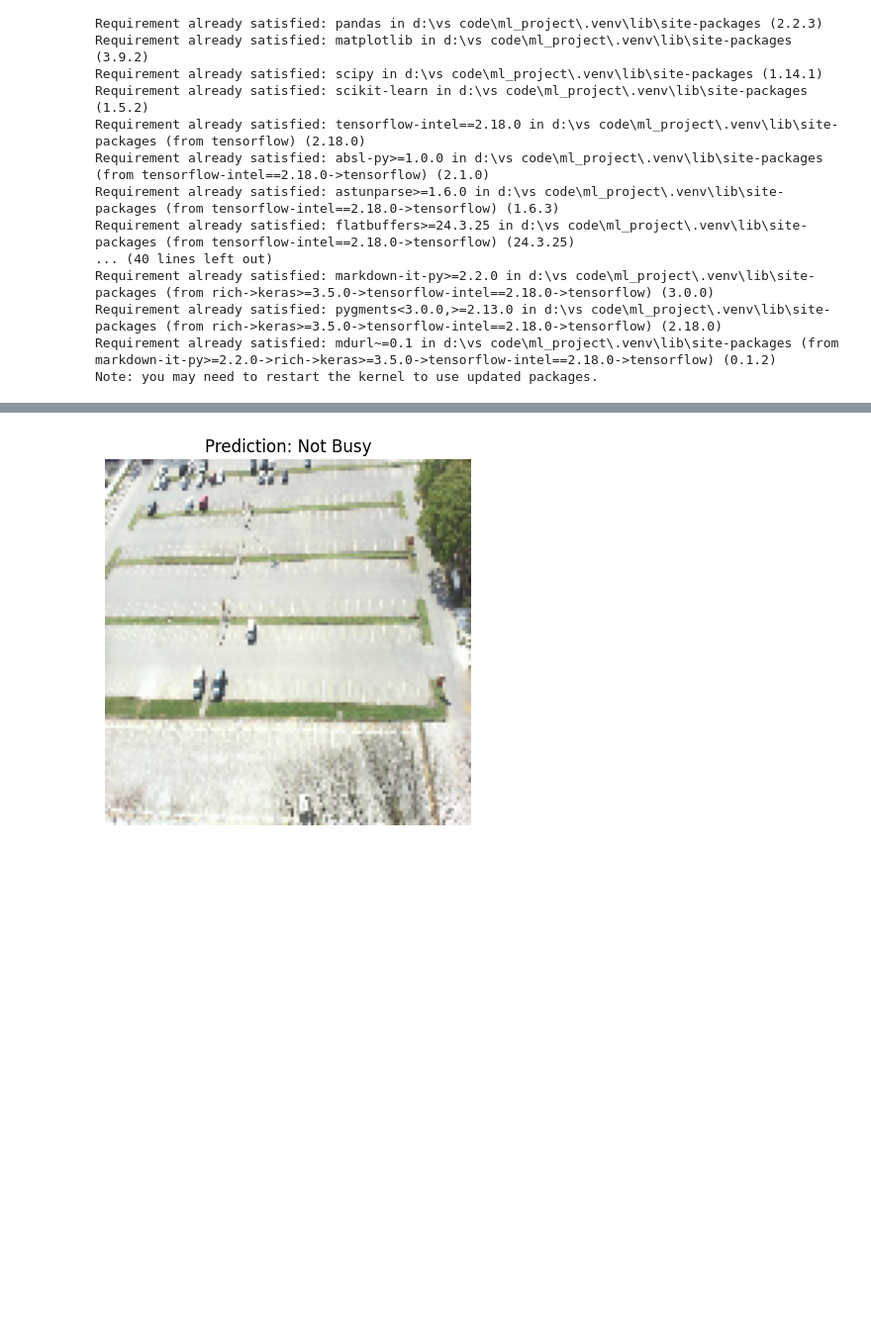
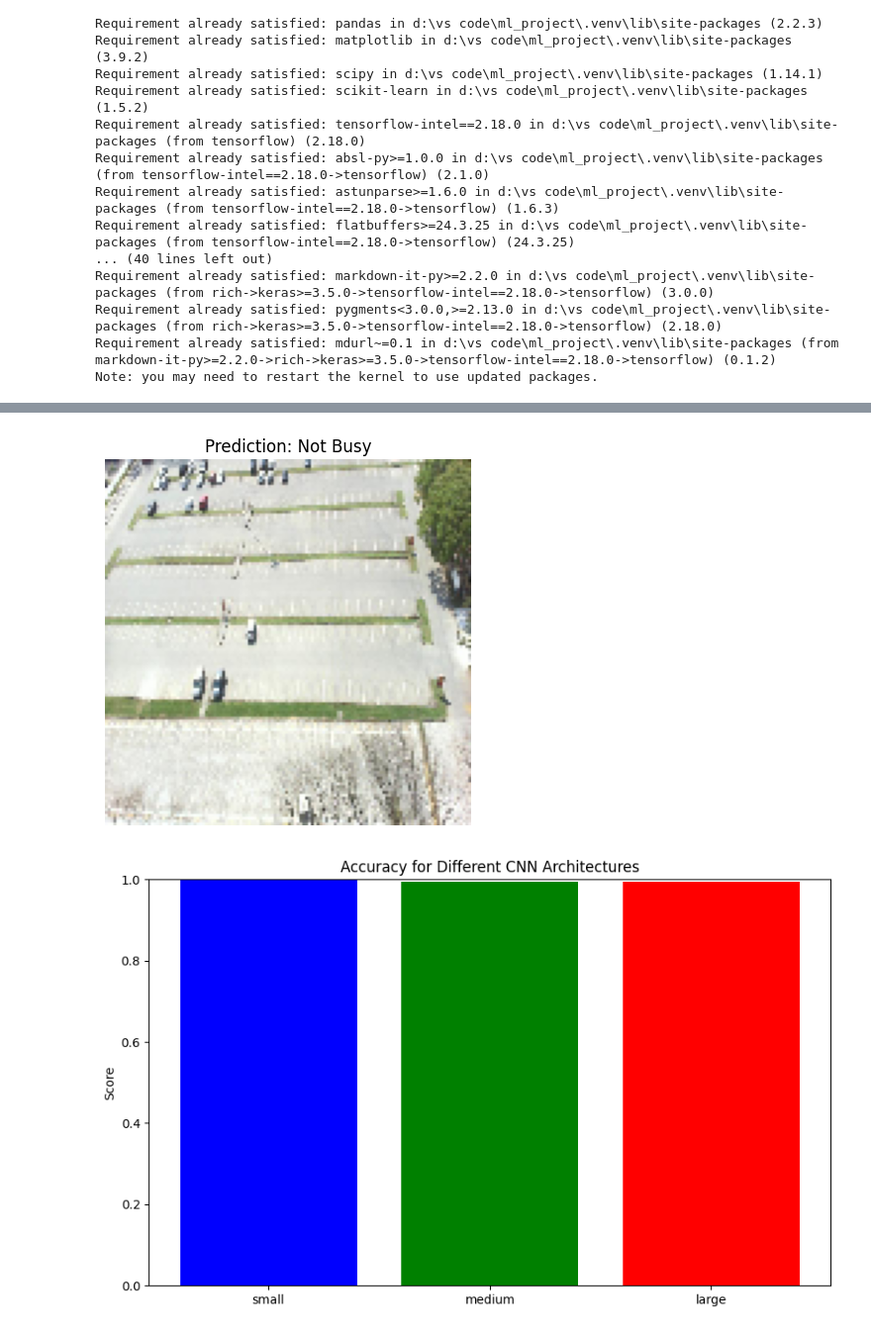
Before and after one commit to Jihene-ch/ML_Project, a Jupyter notebook: CNN_ML_Proj.ipynb, the cells around one changed output, grey strips where cells are left out. Shown at 99% size. Cells and saved outputs as stored; diff of their text form; code cells hidden in the pictures; blank space fills up the shorter version.

```diff
--- a/CNN_ML_Proj.ipynb
+++ b/CNN_ML_Proj.ipynb
@@ -152,8 +216,8 @@ Epoch 20/20
 # %%
 new_image_path = './A.jpg'
 # %%
-test_loss, test_acc = model.evaluate(X_test, y_test)
-print(f"Test Accuracy: {test_acc * 100:.2f}%")
+import matplotlib.pyplot as plt
+import numpy as np
 
 import matplotlib.pyplot as plt
 
@@ -170,4 +234,15 @@ def visualize_detection(image_path, model):
     plt.show()
 
 visualize_detection(new_image_path, model)
+
+
+metrics = ['accuracy', 'precision', 'recall', 'f1']
+for metric in metrics:
+    values = [results[arch][metric] for arch in architectures]
+    plt.figure(figsize=(10, 6))
+    plt.bar(architectures, values, color=['blue', 'green', 'red', 'purple'])
+    plt.ylim(0, 1)
+    plt.ylabel('Score')
+    plt.title(f'{metric.capitalize()} for Different CNN Architectures')
+    plt.show()
 # %% [output]
@@ -177 +250,2 @@ Test Accuracy: 92.08%
 [figure]
+[figure, added]
```
Also changed, not shown: parts of 3 cells of this notebook, 3 other files.
